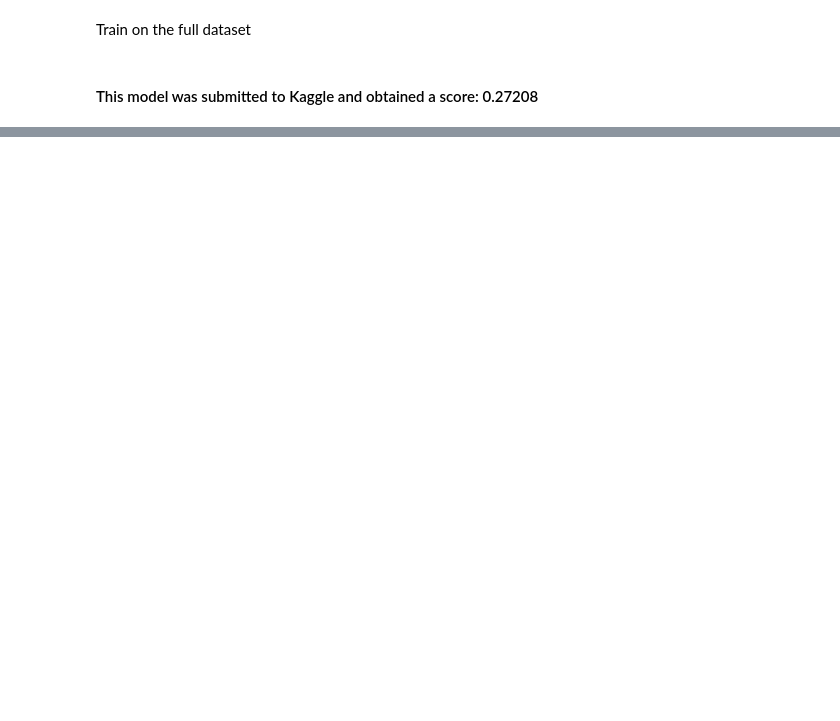
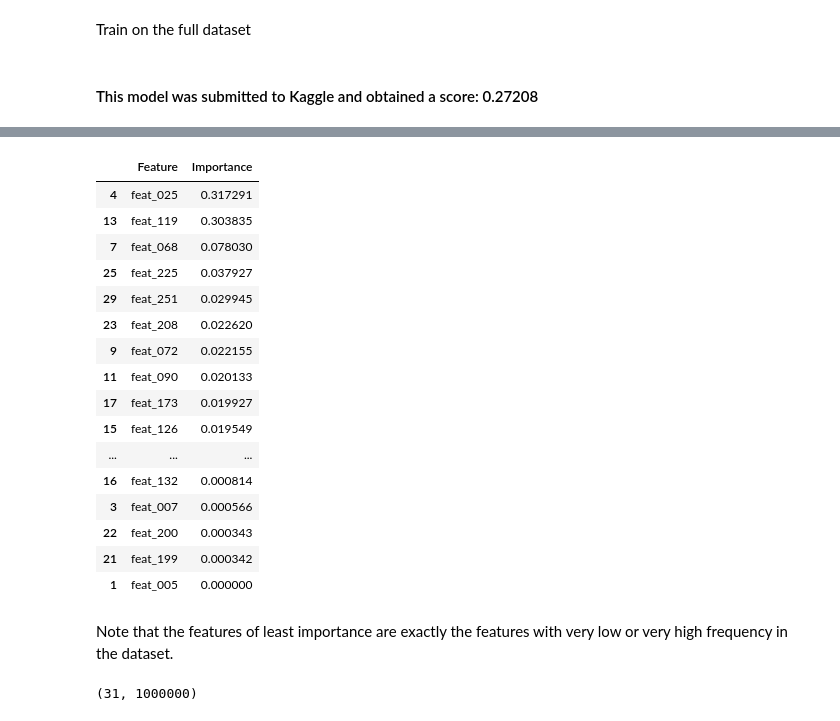
Before and after one commit to amiruna/ipython-code, a Jupyter notebook: Practical1.ipynb, the cells around one changed output, grey strips where cells are left out. Drawn from its saved outputs; the diff is of its cells as text; code cells hidden in the pictures; blank space fills up the shorter version.

```diff
--- a/Practical1.ipynb
+++ b/Practical1.ipynb
@@ -179,7 +178,7 @@ len(nonzero_colnames[idx])
 18
 # %%
 # function that outputs columns names with non-zero means
-def select_features(df, dtype = 'train'):
+def select_features(df, dtype = 'train', low = 0, high = 1):
 
     # compute means
     if dtype == 'test':
@@ -187,7 +186,7 @@ def select_features(df, dtype = 'train'):
     else:
         colnames = df.columns.values[1:-1]
     means = np.array([np.sum(df[colnames[i]]) for i in range(len(colnames))])/len(df)
-    idx = [i for i in range(len(means)) if (means[i] < 1 and means[i] > 0)]
+    idx = [i for i in range(len(means)) if (means[i] < high and means[i] > low)]
 
     # column names for the selected features
     selected_features = colnames[idx]
@@ -421,0 +425,3 @@ test_pred.to_csv("RandomForestRegressor.csv", index = False)
+# %%
+clf = RandomForestRegressor(n_estimators = 15)
+clf = clf.fit(X_train, Y_train)
@@ -421,0 +462,2 @@ test_pred.to_csv("RandomForestRegressor.csv", index = False)
+# %%
+feat_importance = pd.DataFrame.from_dict({'Feature':selected_features, 'Importance':clf.feature_importances_})
@@ -421,0 +473,22 @@ test_pred.to_csv("RandomForestRegressor.csv", index = False)
+# %%
+feat_importance.sort(columns = 'Importance', ascending = False)
+# %% [output]
+|  | Feature | Importance |
+| 4 | feat_025 | 0.317291 |
+| 13 | feat_119 | 0.303835 |
+| 7 | feat_068 | 0.078030 |
+| 25 | feat_225 | 0.037927 |
+| 29 | feat_251 | 0.029945 |
+| 23 | feat_208 | 0.022620 |
+| 9 | feat_072 | 0.022155 |
+| 11 | feat_090 | 0.020133 |
+| 17 | feat_173 | 0.019927 |
+| 15 | feat_126 | 0.019549 |
+| ... | ... | ... |
+| 16 | feat_132 | 0.000814 |
+| 3 | feat_007 | 0.000566 |
+| 22 | feat_200 | 0.000343 |
+| 21 | feat_199 | 0.000342 |
+| 1 | feat_005 | 0.000000 |
+# %% [markdown]
+Note that the features of least importance are exactly the features with very low or very high frequency in the dataset.
@@ -421,0 +497,4 @@ test_pred.to_csv("RandomForestRegressor.csv", index = False)
+# %%
+X.values.shape
+# %% [output]
+(31, 1000000)
```
Also changed, not shown: parts of 38 cells of this notebook.
